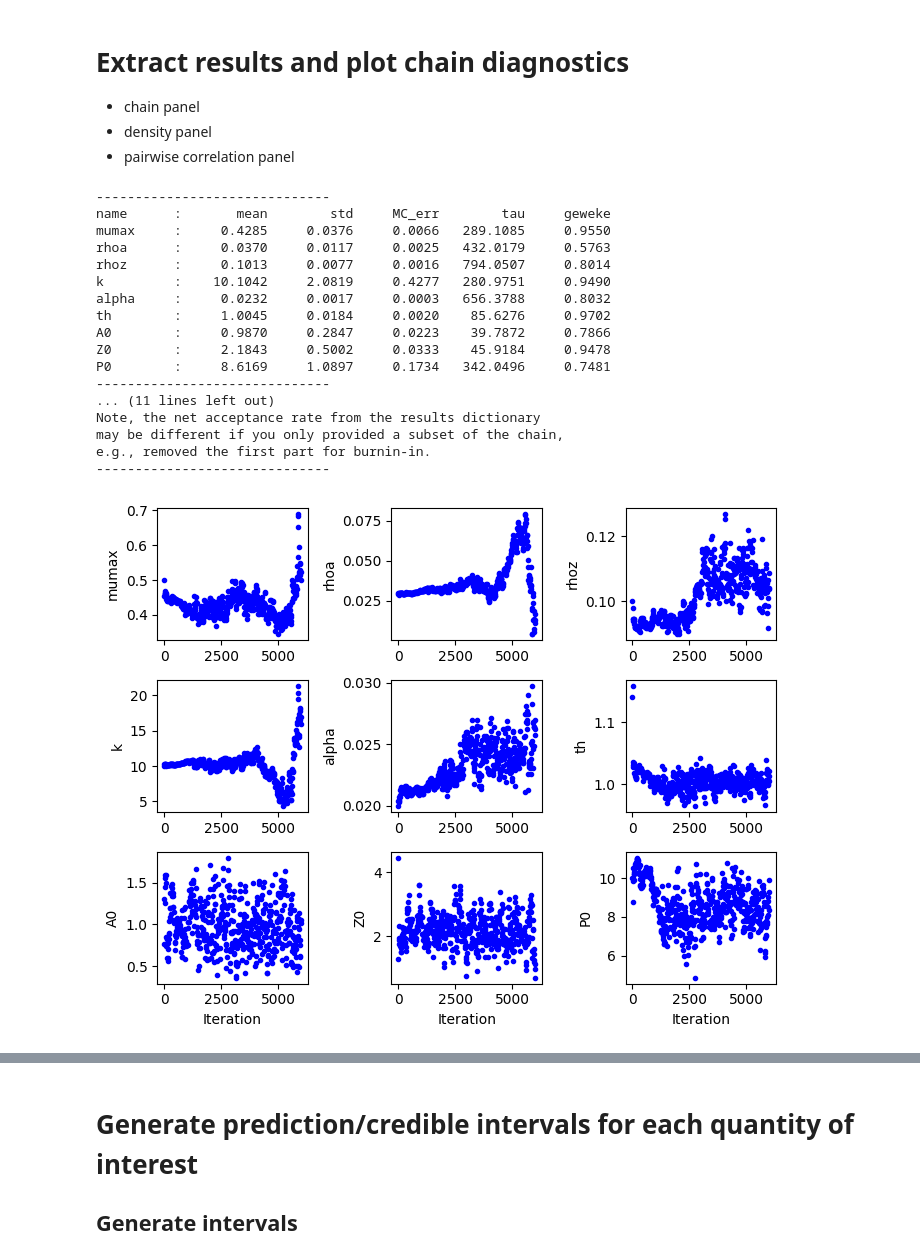
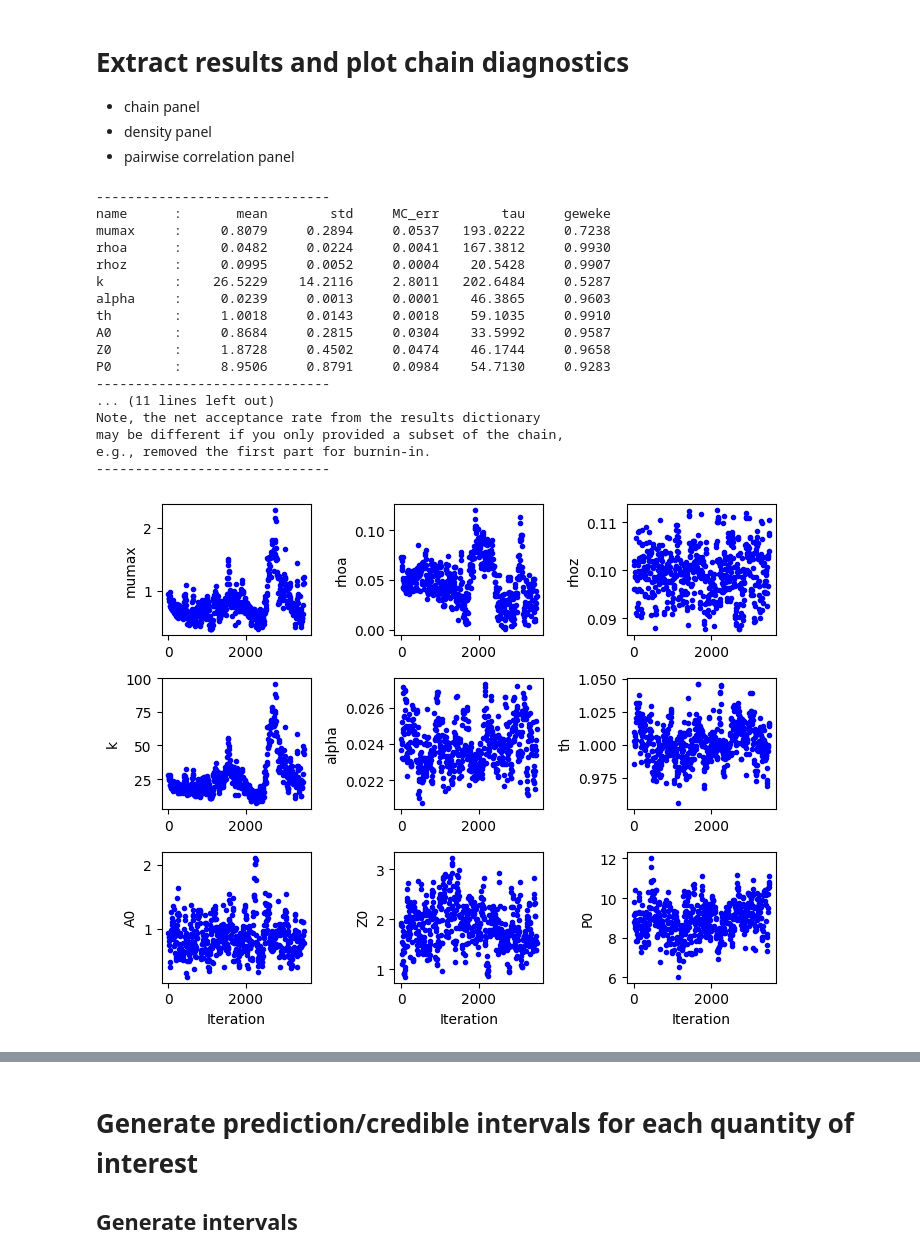
Before and after one commit to prmiles/pymcmcstat_examples, a Jupyter notebook: Algae.ipynb, the cells around one changed output, grey strips where cells are left out. Cells and saved outputs as stored; diff of their text form; code cells hidden in the pictures.

```diff
--- a/Algae.ipynb
+++ b/Algae.ipynb
@@ -179,39 +170,40 @@ Sampling these parameters:
 # %%
 # extract info from results
 results = mcstat.simulation_results.results
-chain = results['chain']
-s2chain = results['s2chain']
+burnin = int(results['nsimu']/2)
+chain = results['chain'][burnin:, :]
+s2chain = results['s2chain'][burnin:, :]
 names = results['names'] # parameter names
 
 # display chain stats
 mcstat.chainstats(chain, results)
 
 from pymcmcstat import mcmcplot as mcp
 settings = dict(
     fig=dict(figsize=(7, 6))
 )
 # plot chain panel
 mcp.plot_chain_panel(chain, names, settings)
 # plot density panel
 mcp.plot_density_panel(chain, names, settings)
 # pairwise correlation
 f = mcp.plot_pairwise_correlation_panel(chain, names, settings)
 # %% [output]
 ------------------------------
 name      :       mean        std     MC_err        tau     geweke
-mumax     :     0.4285     0.0376     0.0066   289.1085     0.9550
-rhoa      :     0.0370     0.0117     0.0025   432.0179     0.5763
-rhoz      :     0.1013     0.0077     0.0016   794.0507     0.8014
-k         :    10.1042     2.0819     0.4277   280.9751     0.9490
-alpha     :     0.0232     0.0017     0.0003   656.3788     0.8032
-th        :     1.0045     0.0184     0.0020    85.6276     0.9702
-A0        :     0.9870     0.2847     0.0223    39.7872     0.7866
-Z0        :     2.1843     0.5002     0.0333    45.9184     0.9478
-P0        :     8.6169     1.0897     0.1734   342.0496     0.7481
+mumax     :     0.8079     0.2894     0.0537   193.0222     0.7238
+rhoa      :     0.0482     0.0224     0.0041   167.3812     0.9930
+rhoz      :     0.0995     0.0052     0.0004    20.5428     0.9907
+k         :    26.5229    14.2116     2.8011   202.6484     0.5287
+alpha     :     0.0239     0.0013     0.0001    46.3865     0.9603
+th        :     1.0018     0.0143     0.0018    59.1035     0.9910
+A0        :     0.8684     0.2815     0.0304    33.5992     0.9587
+Z0        :     1.8728     0.4502     0.0474    46.1744     0.9658
+P0        :     8.9506     0.8791     0.0984    54.7130     0.9283
 ------------------------------
 ... (11 lines left out)
 Note, the net acceptance rate from the results dictionary
 may be different if you only provided a subset of the chain,
 e.g., removed the first part for burnin-in.
 ------------------------------
-[figure, old version]
+[figure, new version]
```
Also changed, not shown: parts of 9 cells of this notebook.
